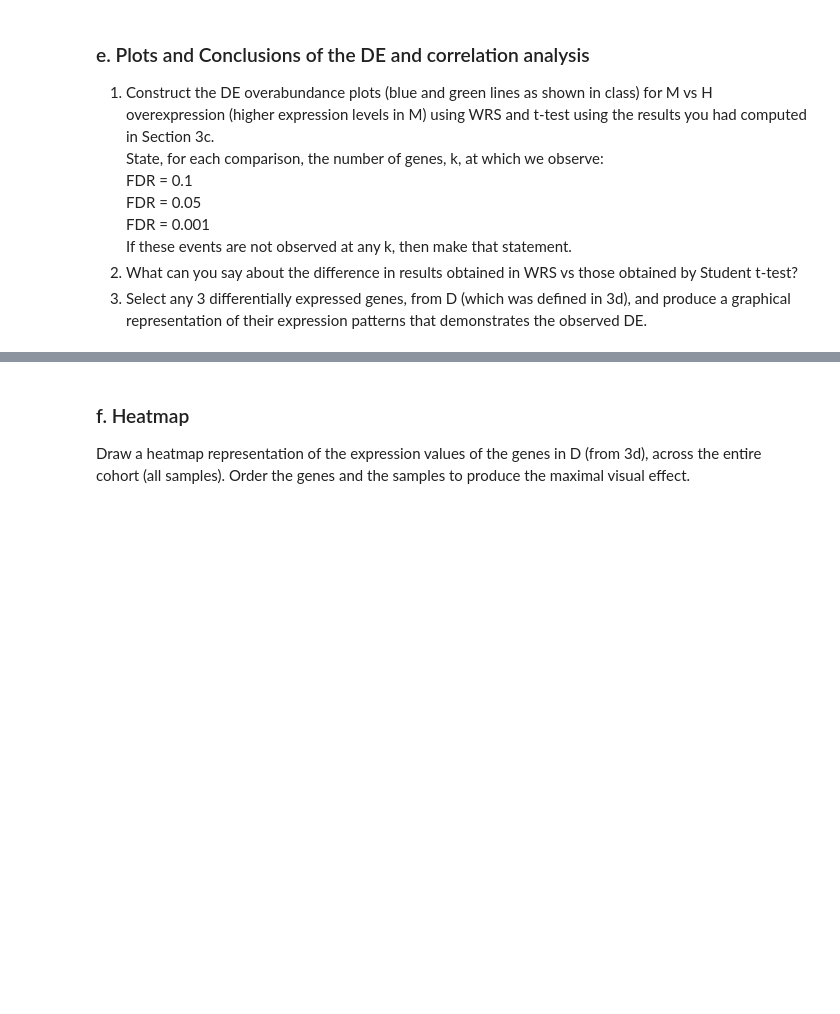
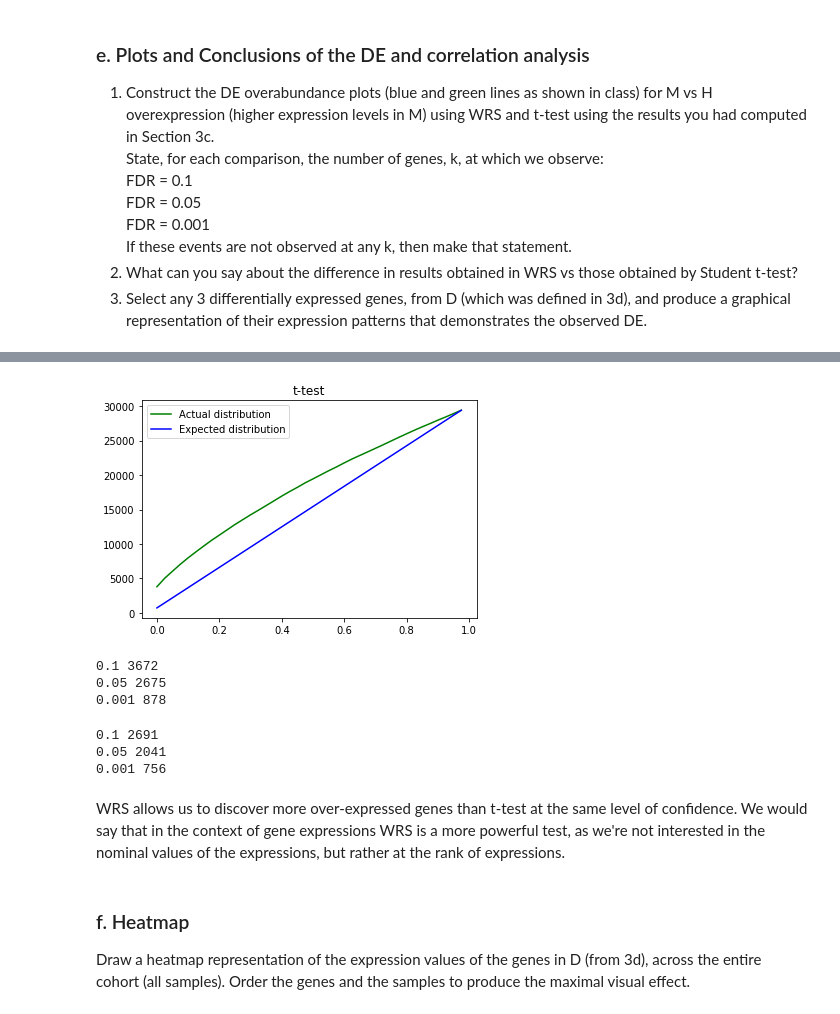
Before and after one commit to ihadanny/stat3620, a Jupyter notebook: HW4_034537969_322156159.ipynb, the cells around one changed output, grey strips where cells are left out. Saved outputs shown, nothing was run; the diff lists cells and outputs as text; code cells hidden in the pictures; blank space fills up the shorter version.

```diff
--- a/HW4_034537969_322156159.ipynb
+++ b/HW4_034537969_322156159.ipynb
@@ -345,0 +366,5 @@ Probably it happens because H and M patients have significantly different expres
+# %%
+ttest_pvals = [t.pvalue for t in ttest if t.statistic > 0]
+overabundance(ttest_pvals, 't-test')
+# %% [output]
+[figure, added]
@@ -346,3 +376,17 @@ Probably it happens because H and M patients have significantly different expres
+# %%
+fdrs(wrs_pvals)
+# %% [output]
+0.1 3672
+0.05 2675
+0.001 878
+# %%
+fdrs(ttest_pvals)
+# %% [output]
+0.1 2691
+0.05 2041
+0.001 756
+# %% [markdown]
+WRS allows us to discover more over-expressed genes than t-test at the same level of confidence. We would say that in the context of gene expressions WRS is a more powerful test, as we're not interested in the nominal values of the expressions, but rather at the rank of expressions.
 # %% [markdown]
 ### f. Heatmap
 Draw a heatmap representation of the expression values of the genes in D (from 3d), across the entire cohort (all samples).   Order the genes and the samples to produce the maximal visual effect.
```
Also changed, not shown: parts of 10 cells of this notebook.
